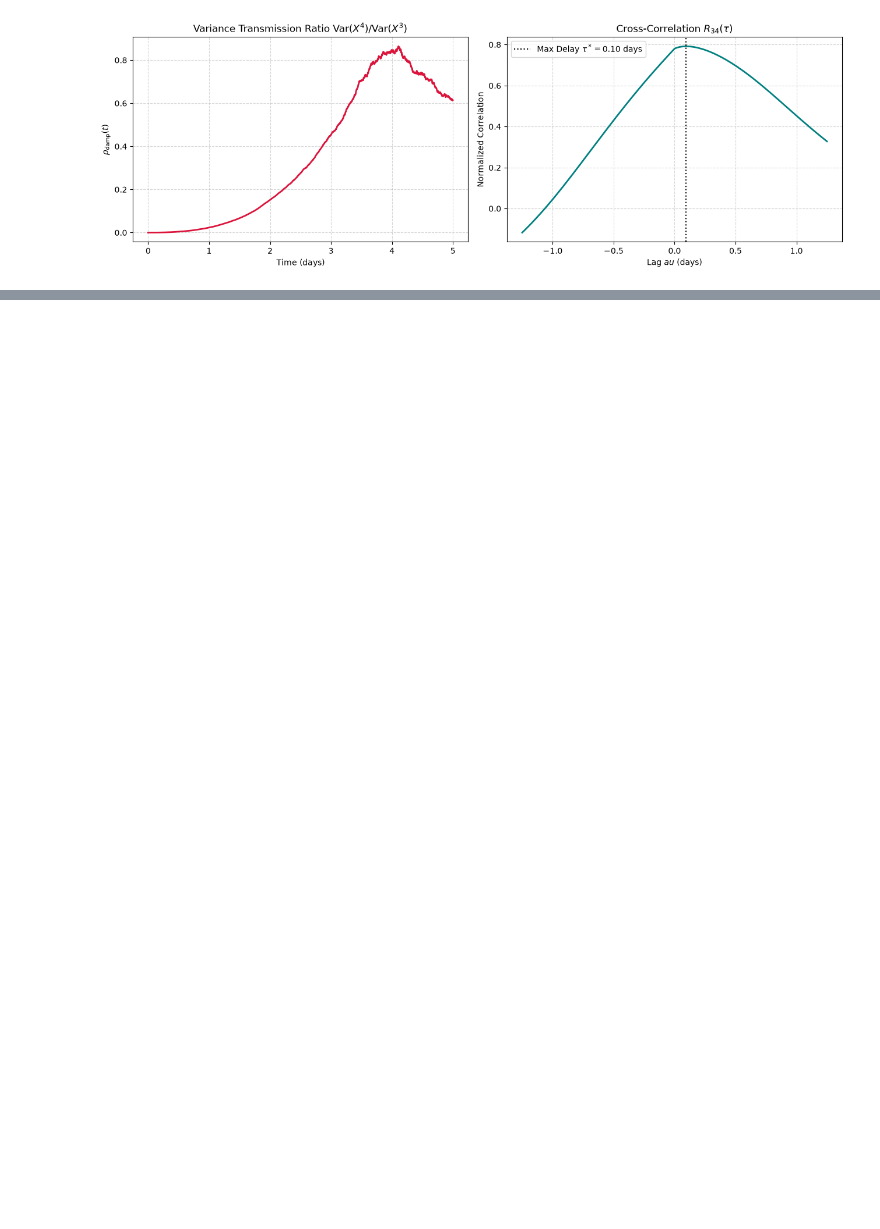
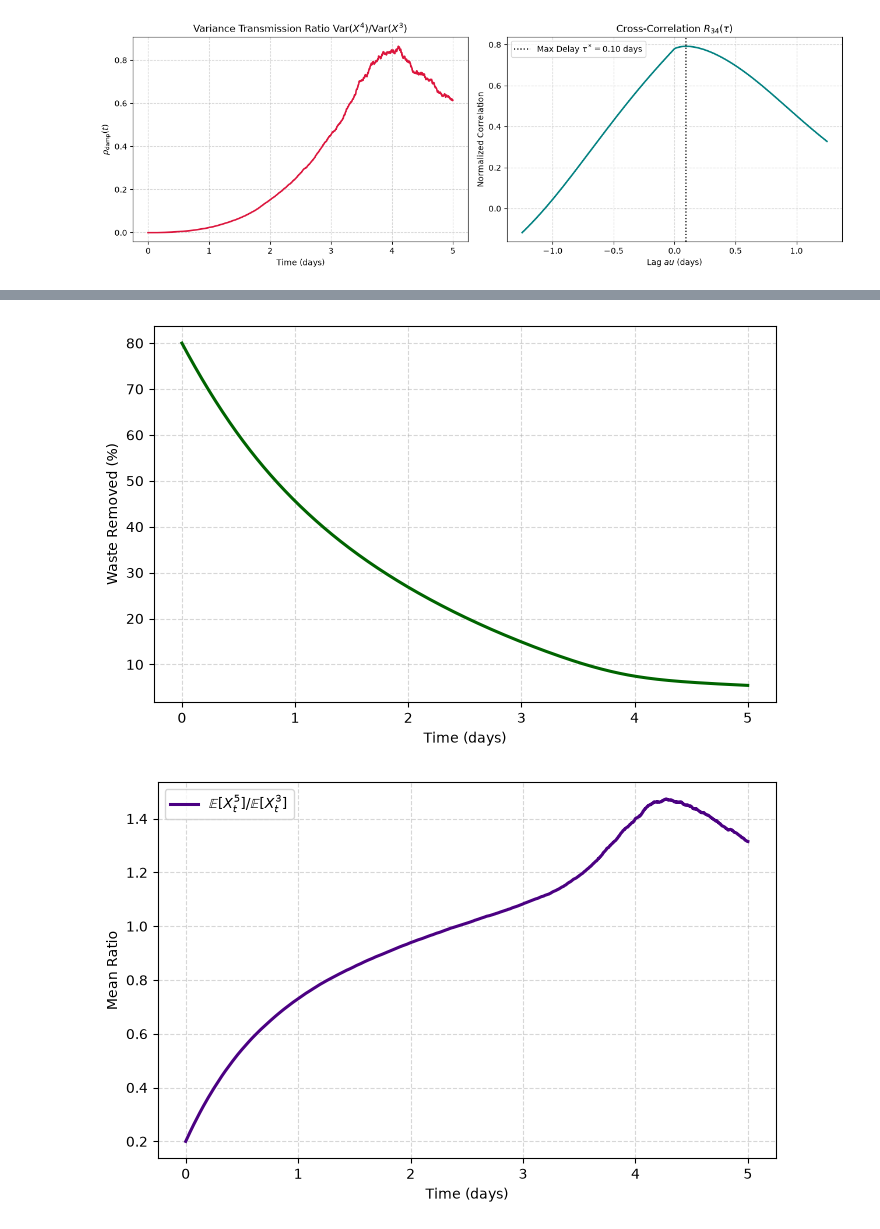
Before and after one commit to AKwasTaken/BrownianDecay, a Jupyter notebook: BioWasteTreatment/simulation.ipynb, the cells around one changed output, grey strips where cells are left out. Saved outputs shown, nothing was run; the diff lists cells and outputs as text; code cells hidden in the pictures; blank space fills up the shorter version.

```diff
--- a/BioWasteTreatment/simulation.ipynb
+++ b/BioWasteTreatment/simulation.ipynb
@@ -281 +373,52 @@ plt.show()
+# %%
+output_dir = "plotsvg"
+os.makedirs(output_dir, exist_ok=True)
+
+# Cumulative mass calculations
+mass_in = np.cumsum(X[2, :, :] * X[1, :, :] * dt, axis=0)
+mass_out = np.cumsum(X[4, :, :] * X[1, :, :] * dt, axis=0)
+
+# Cumulative removal efficiency across paths
+eta_mass = 1.0 - (mass_out / np.maximum(mass_in, 1e-4))
+mean_eta_mass = np.mean(eta_mass, axis=1)
+
+# Ratio of Expectations
+ratio_of_expectations = np.mean(X[4, :, :], axis=1) / np.maximum(
+    np.mean(X[2, :, :], axis=1), 1e-4
+)
+
+# 1. Plot: Cumulative Mass Removal Efficiency
+fig, ax = plt.subplots(figsize=(7, 4.5))
+ax.plot(t, mean_eta_mass * 100, color="darkgreen", lw=2.2)
+ax.set_xlabel("Time (days)")
+ax.set_ylabel("Waste Removed (%)")
+ax.grid(True, linestyle="--", alpha=0.5)
+fig.tight_layout()
+fig.savefig(
+    os.path.join(output_dir, "cumulative_mass_removal_efficiency.pdf"),
+    format="pdf",
+)
+plt.show()
+
+# 2. Plot: Macro-Concentration Drop Ratio
+fig, ax = plt.subplots(figsize=(7, 4.5))
+ax.plot(
+    t,
+    ratio_of_expectations,
+    color="indigo",
+    lw=2.2,
+    label=r"$\mathbb{E}[X^5_t] / \mathbb{E}[X^3_t]$",
+)
+ax.set_xlabel("Time (days)")
+ax.set_ylabel("Mean Ratio")
+ax.legend()
+ax.grid(True, linestyle="--", alpha=0.5)
+fig.tight_layout()
+fig.savefig(
+    os.path.join(output_dir, "macro_concentration_drop_ratio.pdf"), format="pdf"
+)
+plt.show()
+# %% [output]
+[figure, added]
+[figure, added]
 # %%
```
Also changed, not shown: parts of 10 cells of this notebook, 13 other files.
